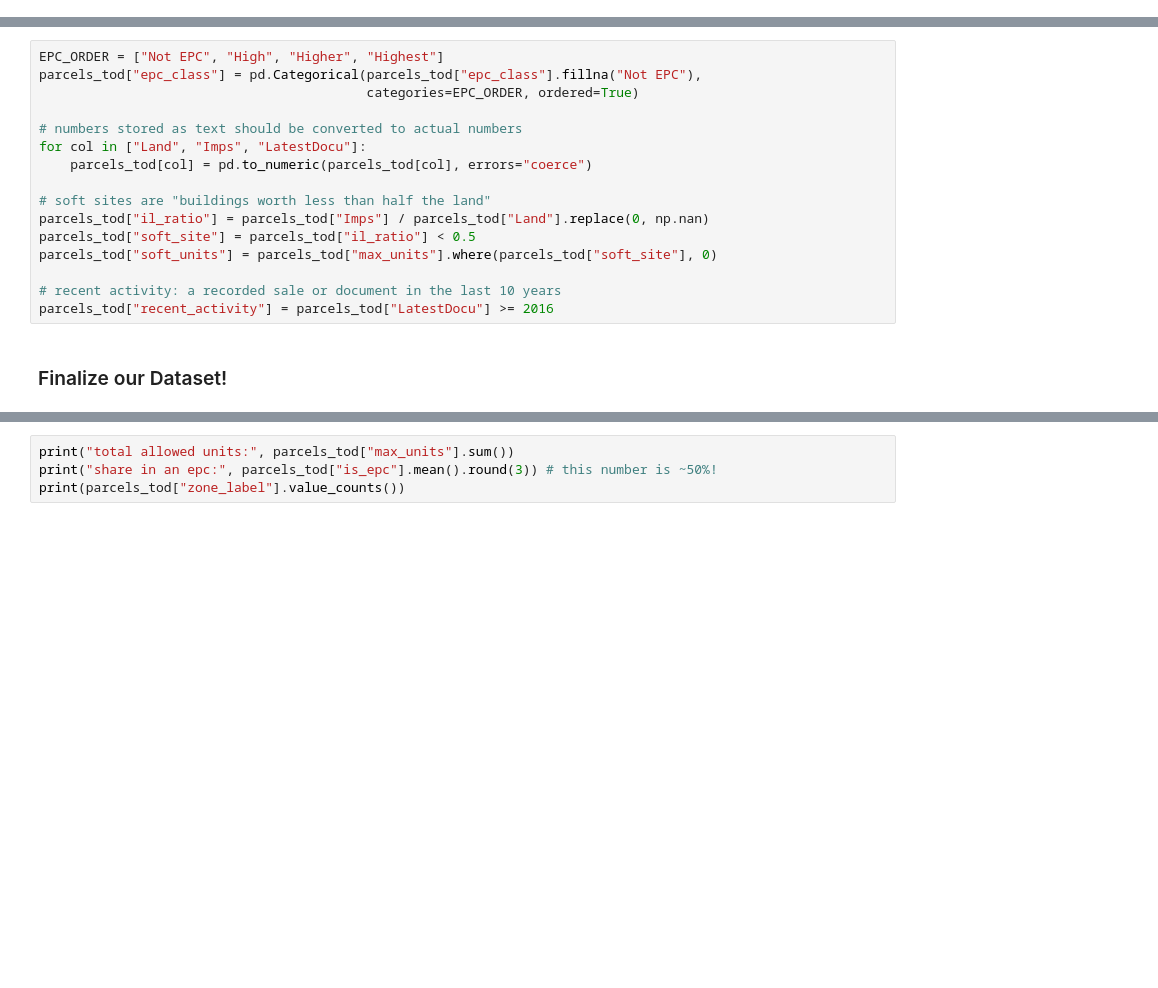
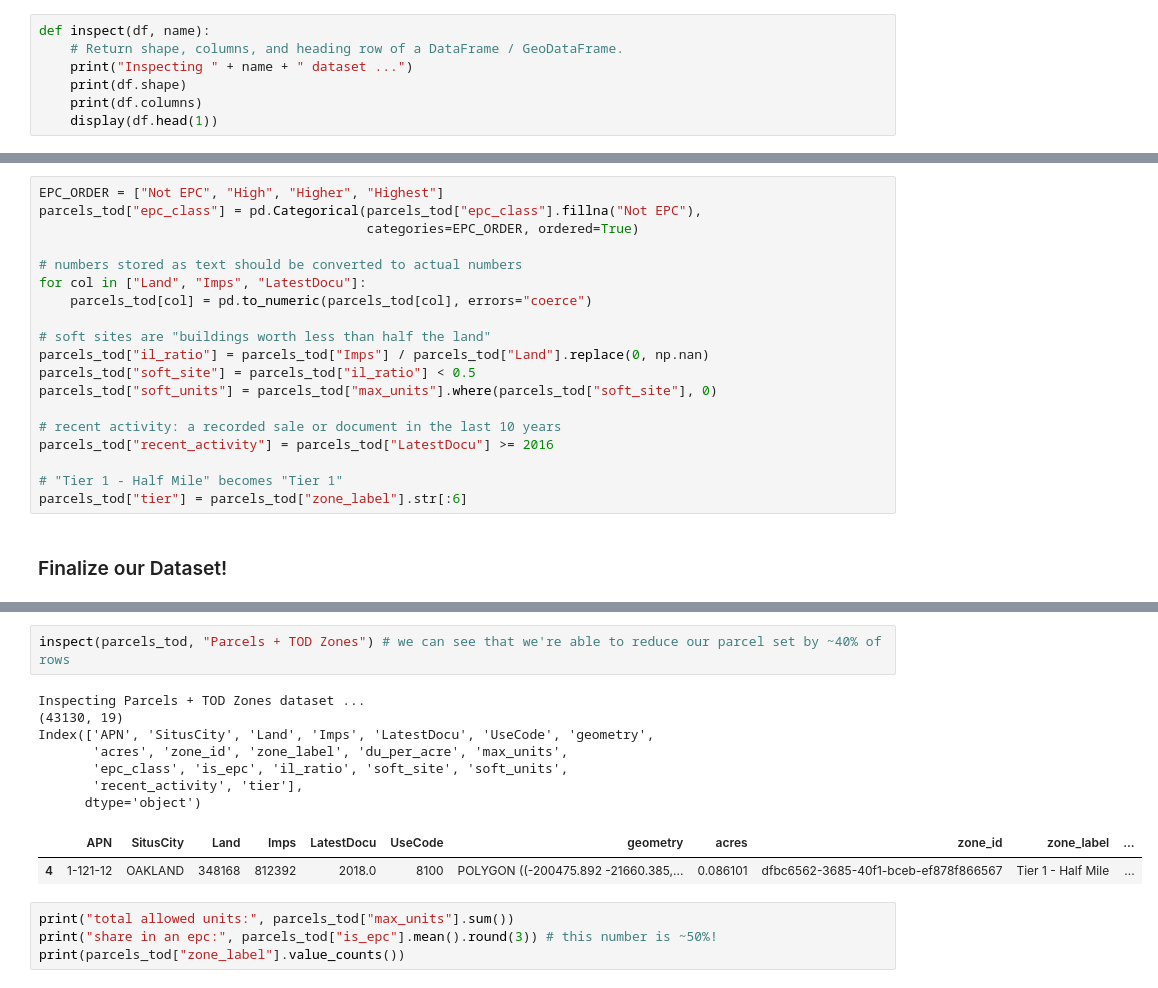
Before and after one commit to sbvasoya/sb79-capacity-gap, a Jupyter notebook: notebooks/data_cleaning.ipynb, the cells around one changed output, grey strips where cells are left out. Drawn from its saved outputs; the diff is of its cells as text; blank space fills up the shorter version.

```diff
--- a/notebooks/data_cleaning.ipynb
+++ b/notebooks/data_cleaning.ipynb
@@ -35,3 +39,10 @@ DU_PER_ACRE = {
+# %%
+def inspect(df, name):
+    # Return shape, columns, and heading row of a DataFrame / GeoDataFrame.
+    print("Inspecting " + name + " dataset ...")
+    print(df.shape)
+    print(df.columns)
+    display(df.head(1))
 # %% [markdown]
 ### Ingesting / Inspecting Raw Data
 # %%
@@ -170,5 +182,8 @@ parcels_tod["soft_units"] = parcels_tod["max_units"].where(parcels_tod["soft_sit
 
 # recent activity: a recorded sale or document in the last 10 years
 parcels_tod["recent_activity"] = parcels_tod["LatestDocu"] >= 2016
+
+# "Tier 1 - Half Mile" becomes "Tier 1"
+parcels_tod["tier"] = parcels_tod["zone_label"].str[:6]
 # %% [markdown]
 ### Finalize our Dataset!
@@ -196,3 +190,15 @@ parcels_tod.head()
+# %%
+inspect(parcels_tod, "Parcels + TOD Zones") # we can see that we're able to reduce our parcel set by ~40% of rows
+# %% [output]
+Inspecting Parcels + TOD Zones dataset ...
+(43130, 19)
+Index(['APN', 'SitusCity', 'Land', 'Imps', 'LatestDocu', 'UseCode', 'geometry',
+       'acres', 'zone_id', 'zone_label', 'du_per_acre', 'max_units',
+       'epc_class', 'is_epc', 'il_ratio', 'soft_site', 'soft_units',
+       'recent_activity', 'tier'],
+      dtype='object')
+|  | APN | SitusCity | Land | Imps | LatestDocu | UseCode | geometry | acres | zone_id | zone_label | ... |
+| 4 | 1-121-12 | OAKLAND | 348168 | 812392 | 2018.0 | 8100 | POLYGON ((-200475.892 -21660.385,... | 0.086101 | dfbc6562-3685-40f1-bceb-ef878f866567 | Tier 1 - Half Mile | ... |
 # %%
 print("total allowed units:", parcels_tod["max_units"].sum())
 print("share in an epc:", parcels_tod["is_epc"].mean().round(3)) # this number is ~50%!
```
Also changed, not shown: parts of 10 cells of this notebook, 7 other files.
